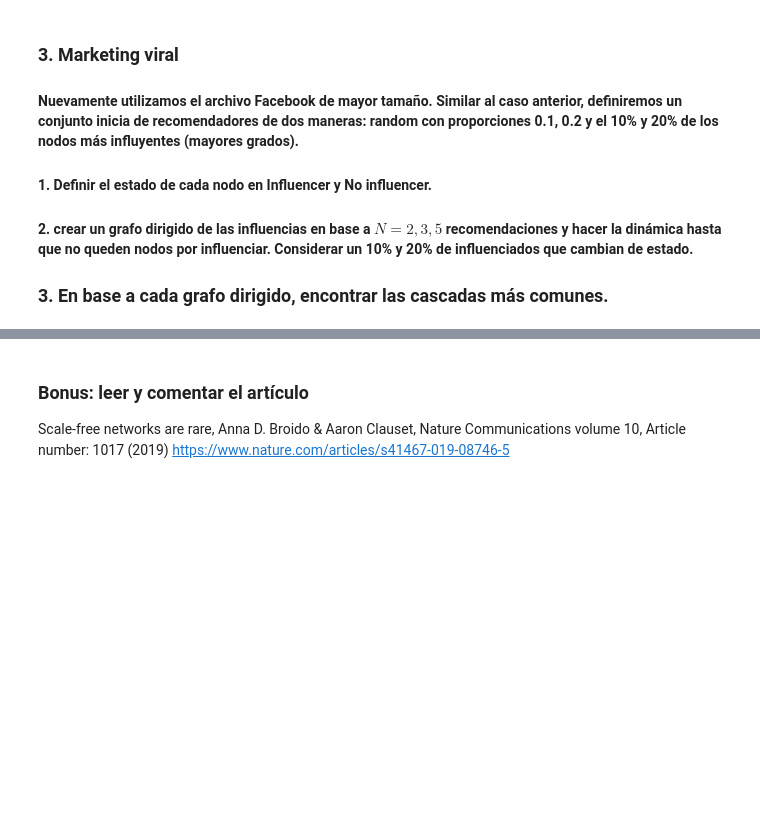
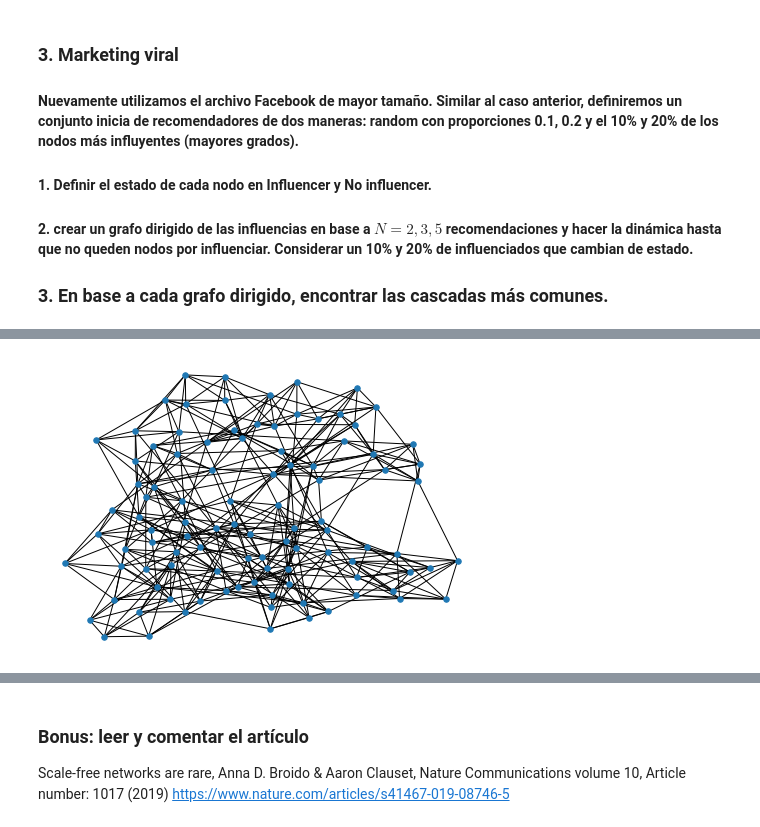
Before and after one commit to ncarrillo93/ComputatinalAnalisisNetwork, a Jupyter notebook: Tarea 1/Trabajo_1.ipynb, the cells around one changed output, grey strips where cells are left out. Saved outputs shown, nothing was run; the diff lists cells and outputs as text; code cells hidden in the pictures; blank space fills up the shorter version.

```diff
--- a/Tarea 1/Trabajo_1.ipynb
+++ b/Tarea 1/Trabajo_1.ipynb
@@ -173,0 +189,4 @@ ConfigurationException: {'message': 'Missing mandatory model parameter(s)', 'par
+# %%
+nx.draw(NWS,node_size=30)
+# %% [output]
+[figure, added]
```
Also changed, not shown: parts of 11 cells of this notebook.
